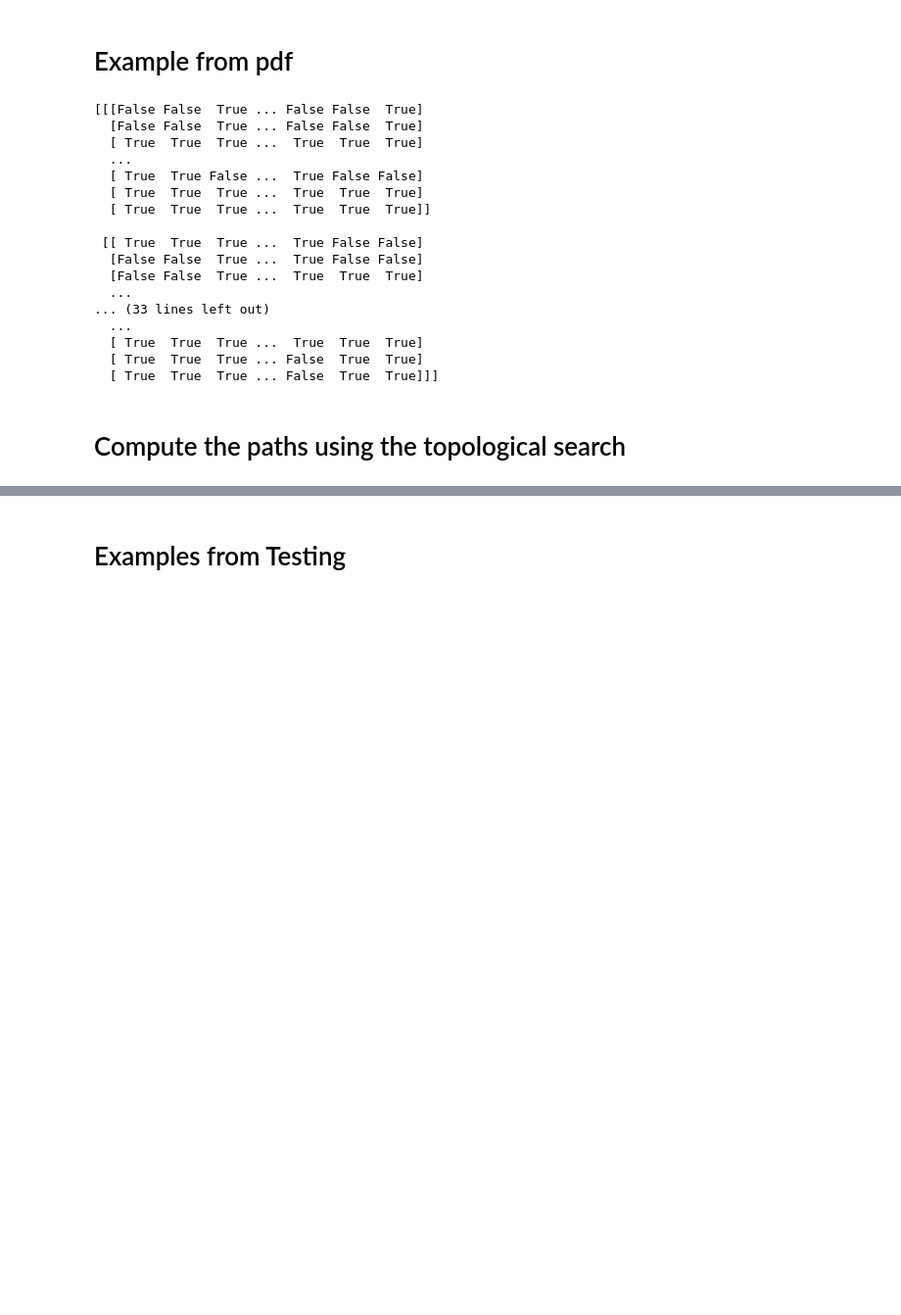
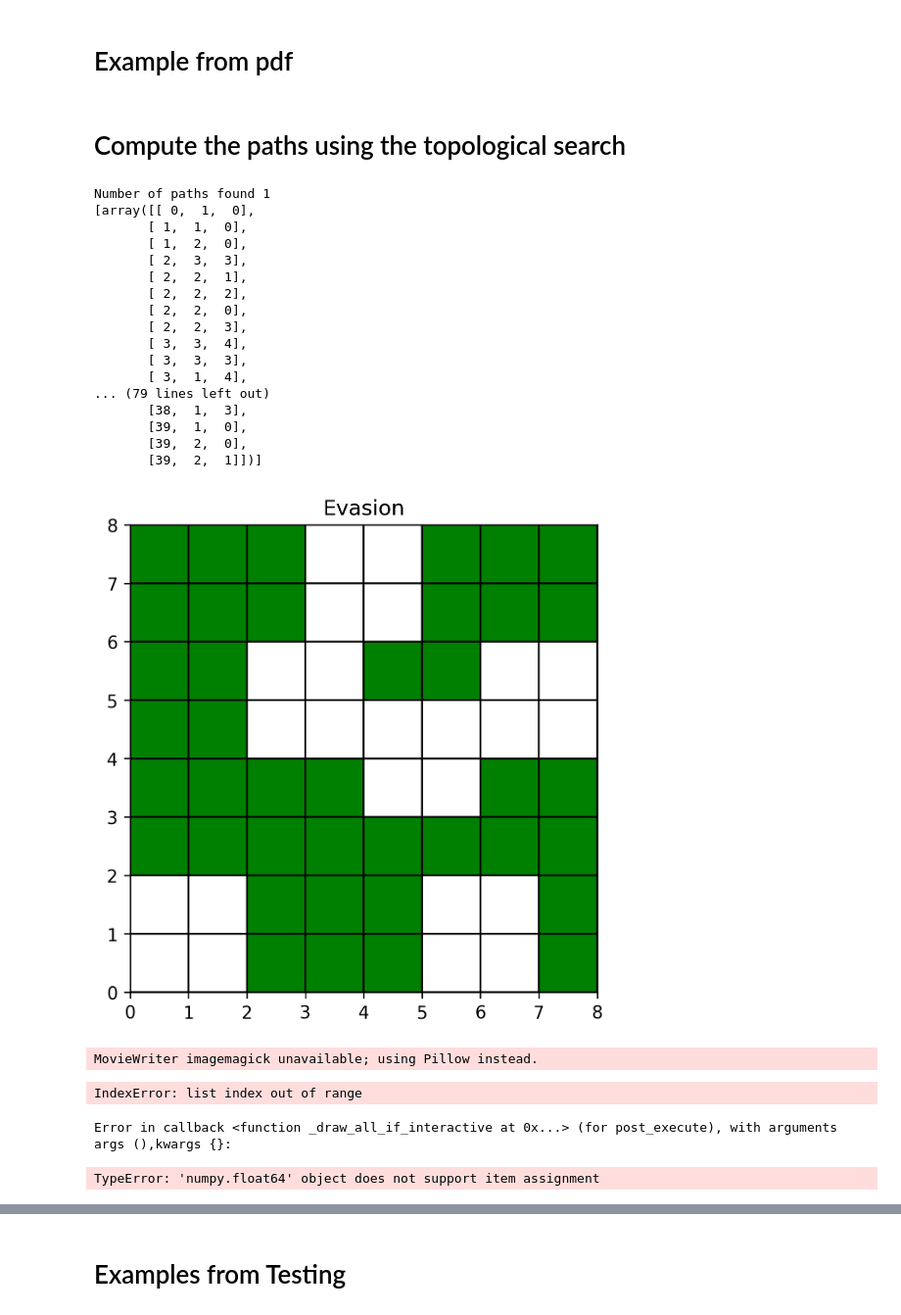
Before and after one commit to NejcHirci/TDA-evasion, a Jupyter notebook: examples.ipynb, the cells around one changed output, grey strips where cells are left out. Shown at 98% size. Drawn from its saved outputs; the diff is of its cells as text; code cells hidden in the pictures; blank space fills up the shorter version.

```diff
--- a/examples.ipynb
+++ b/examples.ipynb
@@ -39,32 +39,37 @@ sensors = [sens_1, sens_2, sens_3, sens_4, sens_5, sens_6]
 period = smallest_common_multiple([sensor.timePeriod for sensor in sensors])
 all_nodes, locs = build_node_tree(sensors, period=period, grid_size=8)
 space = constructSpace(sensors, period, dim=8)
-print(space)
+# print(space)
-# %% [output]
-[[[False False  True ... False False  True]
-  [False False  True ... False False  True]
-  [ True  True  True ...  True  True  True]
-  ...
-  [ True  True False ...  True False False]
-  [ True  True  True ...  True  True  True]
-  [ True  True  True ...  True  True  True]]
-
- [[ True  True  True ...  True False False]
-  [False False  True ...  True False False]
-  [False False  True ...  True  True  True]
-  ...
-... (33 lines left out)
-  ...
-  [ True  True  True ...  True  True  True]
-  [ True  True  True ... False  True  True]
-  [ True  True  True ... False  True  True]]]
 # %% [markdown]
 # Compute the paths using the topological search
 # %%
-paths = narrowPaths(space, onePath=True)
+paths = narrowPaths(space)
 print(f"Number of paths found {len(paths)}")
-pathId = 1
+pathId = 0
 if len(paths) > 0:
     pathCoords = paths[pathId]
     visualize_space(space, pathCoords)
     visualize(locs, pathCoords, grid_size=8)
+# %% [output]
+Number of paths found 1
+[array([[ 0,  1,  0],
+       [ 1,  1,  0],
+       [ 1,  2,  0],
+       [ 2,  3,  3],
+       [ 2,  2,  1],
+       [ 2,  2,  2],
+       [ 2,  2,  0],
+       [ 2,  2,  3],
+       [ 3,  3,  4],
+       [ 3,  3,  3],
+       [ 3,  1,  4],
+... (79 lines left out)
+       [38,  1,  3],
+       [39,  1,  0],
+       [39,  2,  0],
+       [39,  2,  1]])]
+[figure, added]
+MovieWriter imagemagick unavailable; using Pillow instead.
+IndexError: list index out of range
+Error in callback <function _draw_all_if_interactive at 0x...> (for post_execute), with arguments args (),kwargs {}:
+TypeError: 'numpy.float64' object does not support item assignment
```
Also changed, not shown: parts of 1 cell of this notebook, 3 other files.
